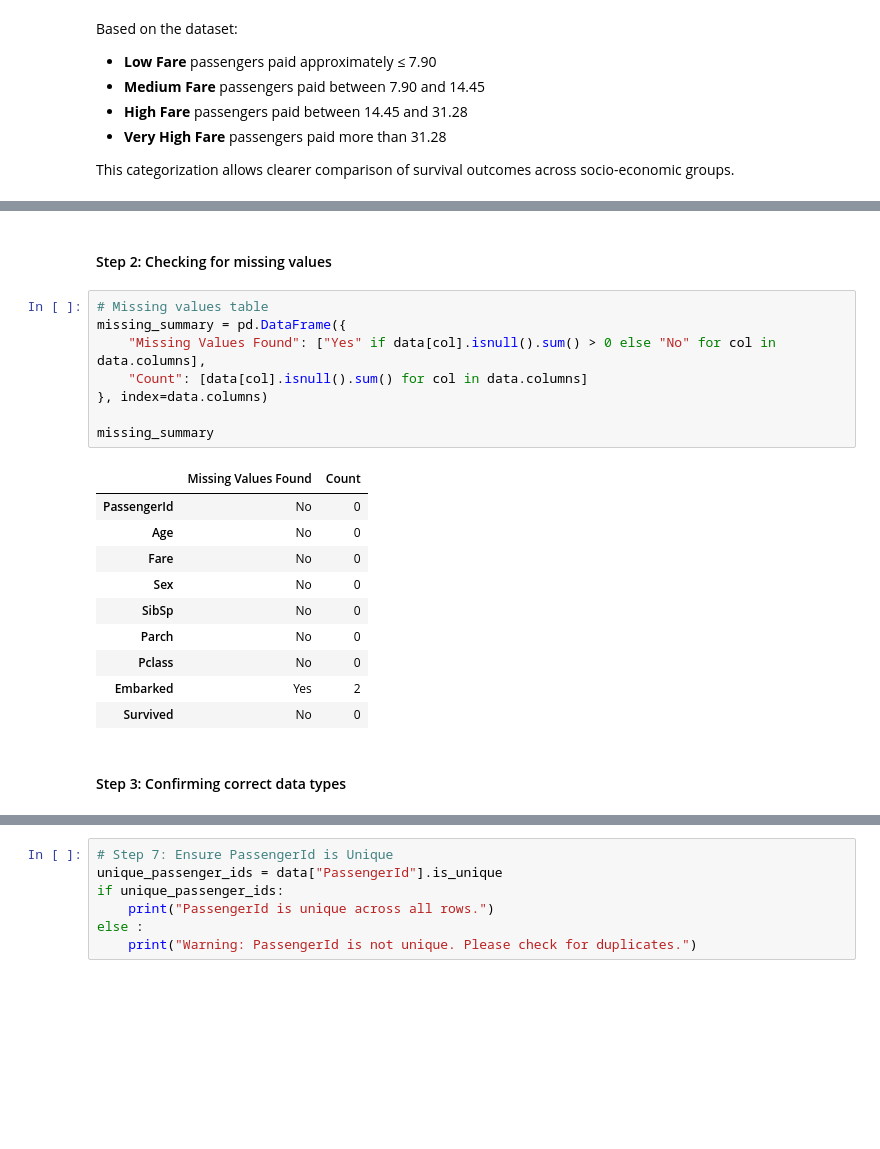
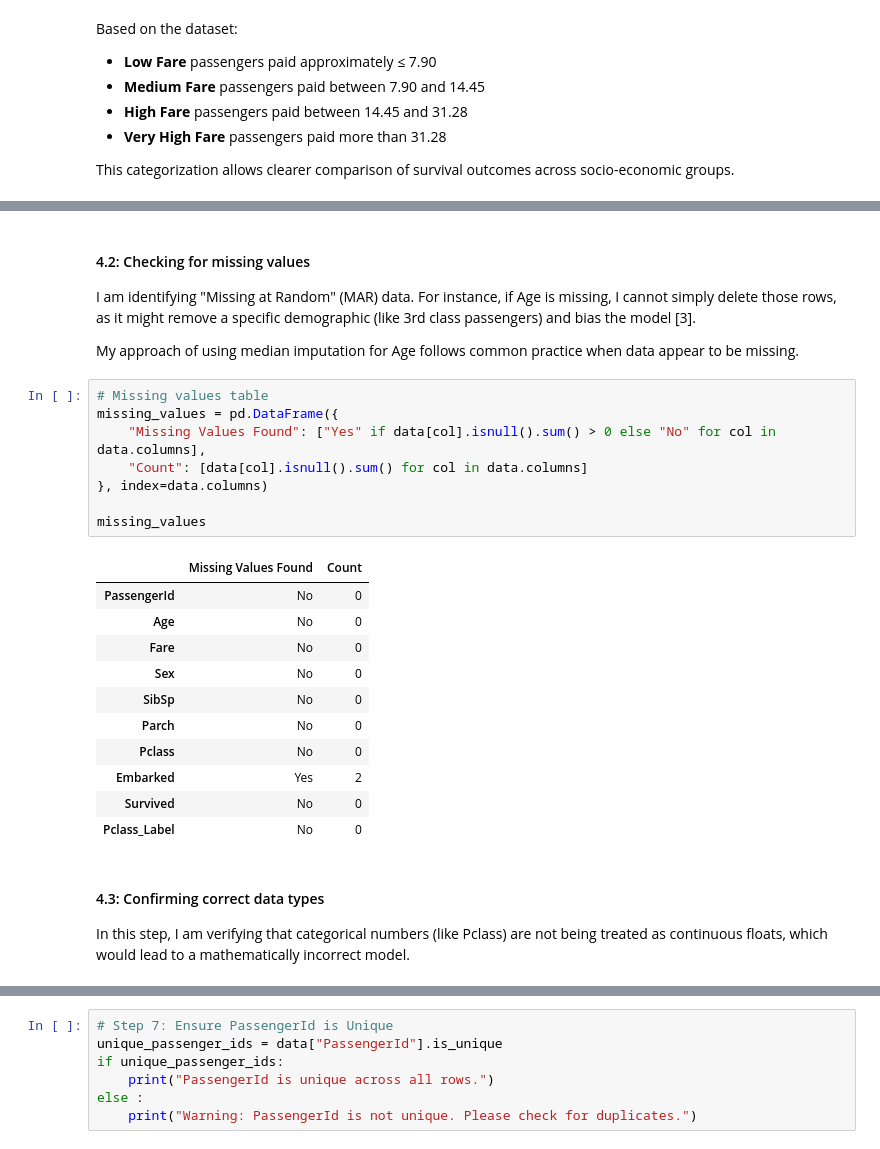
Before and after one commit to johnson-madumere/titanic_surv_pred_insights, a Jupyter notebook: notebooks/02_data_understanding.ipynb, the cells around one changed output, grey strips where cells are left out. Cells and saved outputs as stored; diff of their text form; blank space fills up the shorter version.

```diff
--- a/notebooks/02_data_understanding.ipynb
+++ b/notebooks/02_data_understanding.ipynb
@@ -516,25 +792,31 @@ data.head()
 # %% [markdown]
-#### Step 2: Checking for missing values
+#### 4.2: Checking for missing values
+I am identifying "Missing at Random" (MAR) data. For instance, if Age is missing, I cannot simply delete those rows, as it might remove a specific demographic (like 3rd class passengers) and bias the model [3].
+
+My approach of using median imputation for Age follows common practice when data appear to be missing.
 # %%
 # Missing values table
-missing_summary = pd.DataFrame({
+missing_values = pd.DataFrame({
     "Missing Values Found": ["Yes" if data[col].isnull().sum() > 0 else "No" for col in data.columns],
     "Count": [data[col].isnull().sum() for col in data.columns]
 }, index=data.columns)
 
-missing_summary
+missing_values
 # %% [output]
 |  | Missing Values Found | Count |
 | PassengerId | No | 0 |
 | Age | No | 0 |
 | Fare | No | 0 |
 | Sex | No | 0 |
 | SibSp | No | 0 |
 | Parch | No | 0 |
 | Pclass | No | 0 |
 | Embarked | Yes | 2 |
 | Survived | No | 0 |
+| Pclass_Label | No | 0 |
 # %% [markdown]
-#### Step 3: Confirming correct data types
+#### 4.3: Confirming correct data types
+
+In this step, I am verifying that categorical numbers (like Pclass) are not being treated as continuous floats, which would lead to a mathematically incorrect model.
 # %%
 # Data types
```
Also changed, not shown: parts of 62 cells of this notebook, 30 other files.
